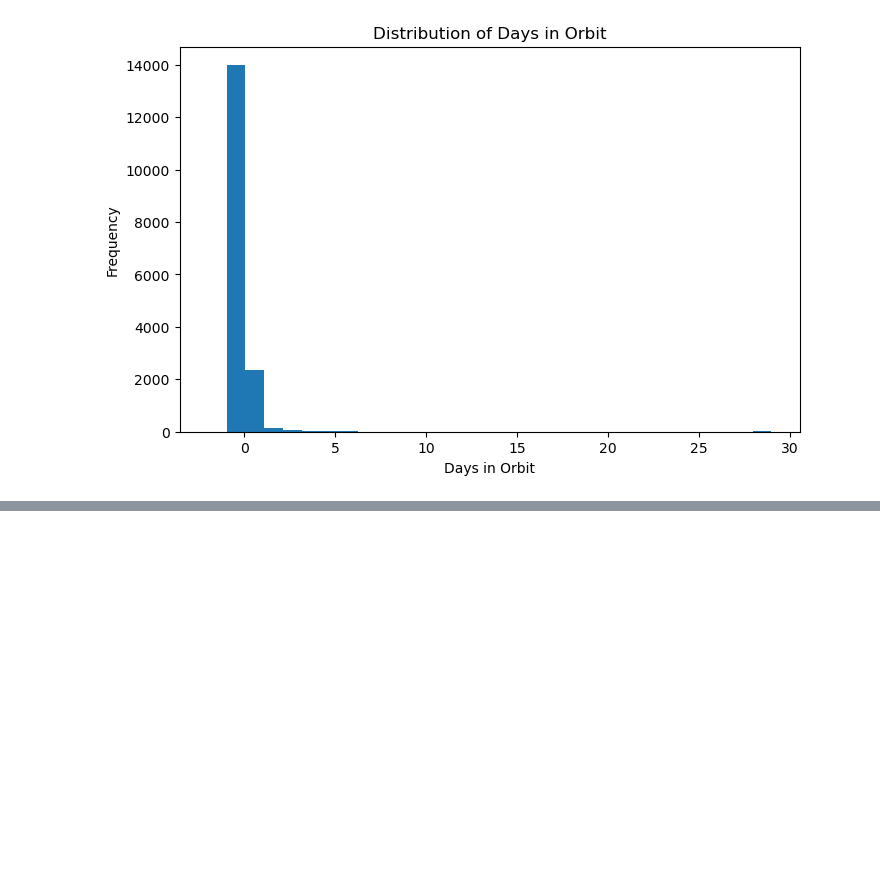
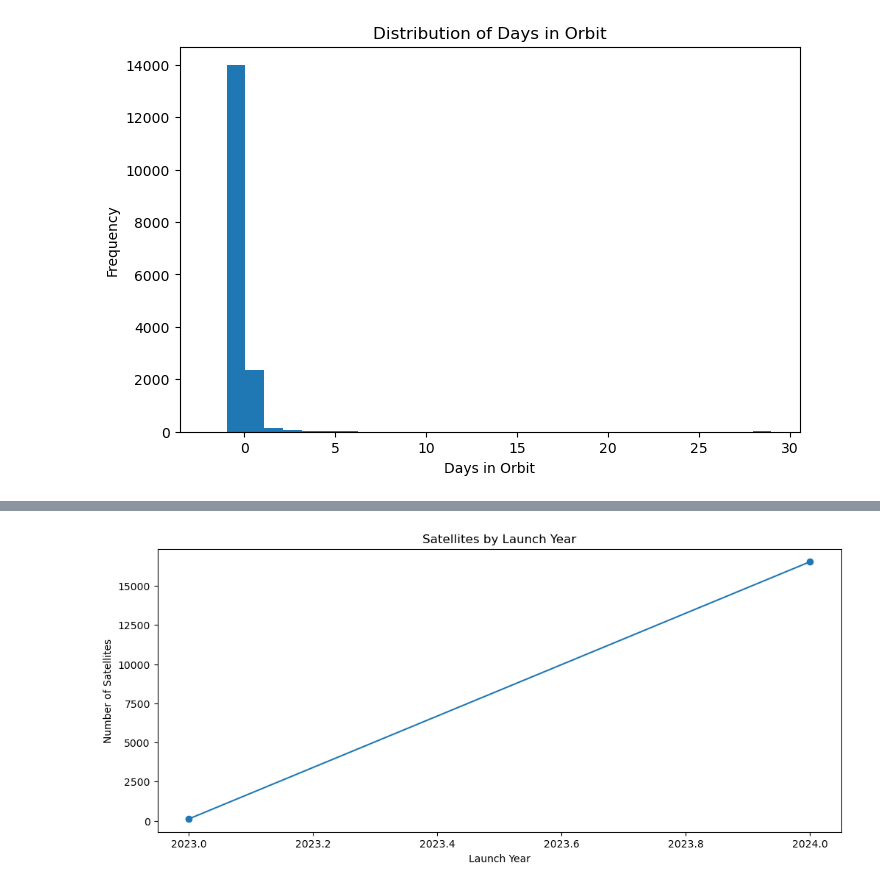
Before and after one commit to ANNADANAMHEMANTHKUMAR/Global-Satellite-Analytics, a Jupyter notebook: notebooks/02_eda.ipynb, the cells around one changed output, grey strips where cells are left out. Cells and saved outputs as stored; diff of their text form; code cells hidden in the pictures; blank space fills up the shorter version.

Commit message:
Day 13: Completed outlier analysis and EDA visualizations

```diff
--- a/notebooks/02_eda.ipynb
+++ b/notebooks/02_eda.ipynb
@@ -209,0 +236,9 @@ plt.show()
+# %%
+from scipy.stats import zscore
+
+df["z_score"] = zscore(df["mean_motion"])
+
+outliers_z = df[df["z_score"].abs() > 3]
+
+print("Number of outliers (Z-score):", len(outliers_z))
+outliers_z.head()
@@ -209,0 +286,16 @@ plt.show()
+# %%
+launch_counts = df["launch_year_estimate"].value_counts().sort_index()
+
+plt.figure(figsize=(12,5))
+
+plt.plot(launch_counts.index,
+         launch_counts.values,
+         marker="o")
+
+plt.title("Satellites by Launch Year")
+plt.xlabel("Launch Year")
+plt.ylabel("Number of Satellites")
+
+plt.show()
+# %% [output]
+[figure, added]
```
Also changed, not shown: parts of 12 cells of this notebook, 1 other file.
